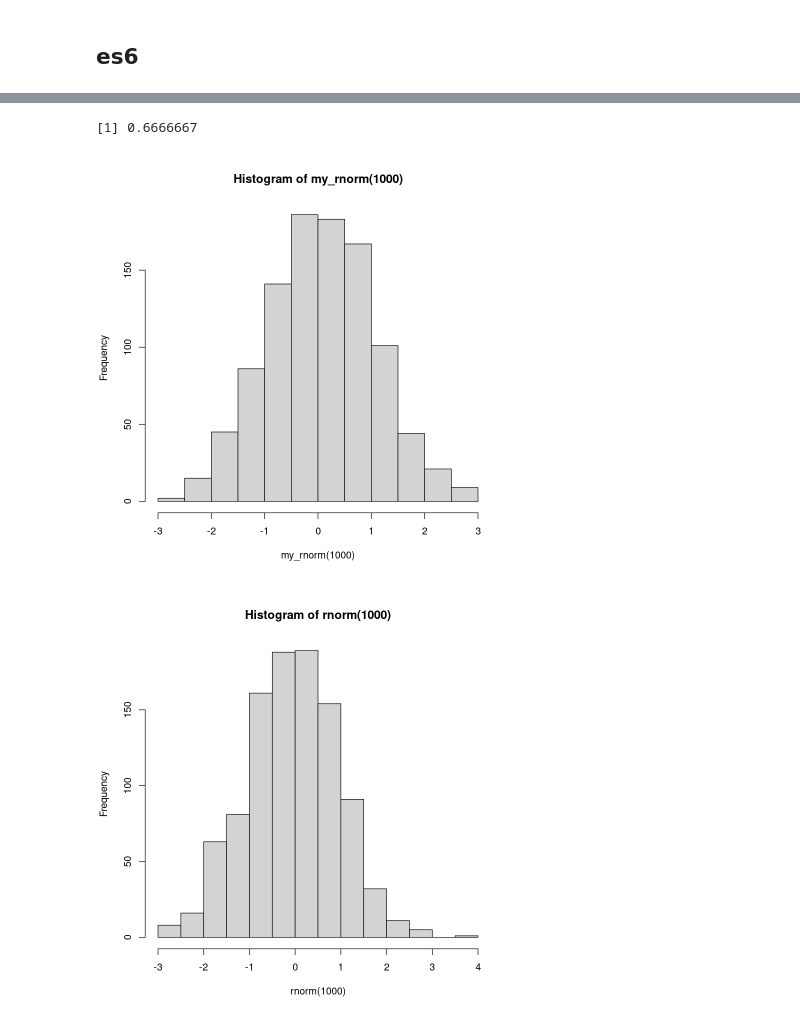
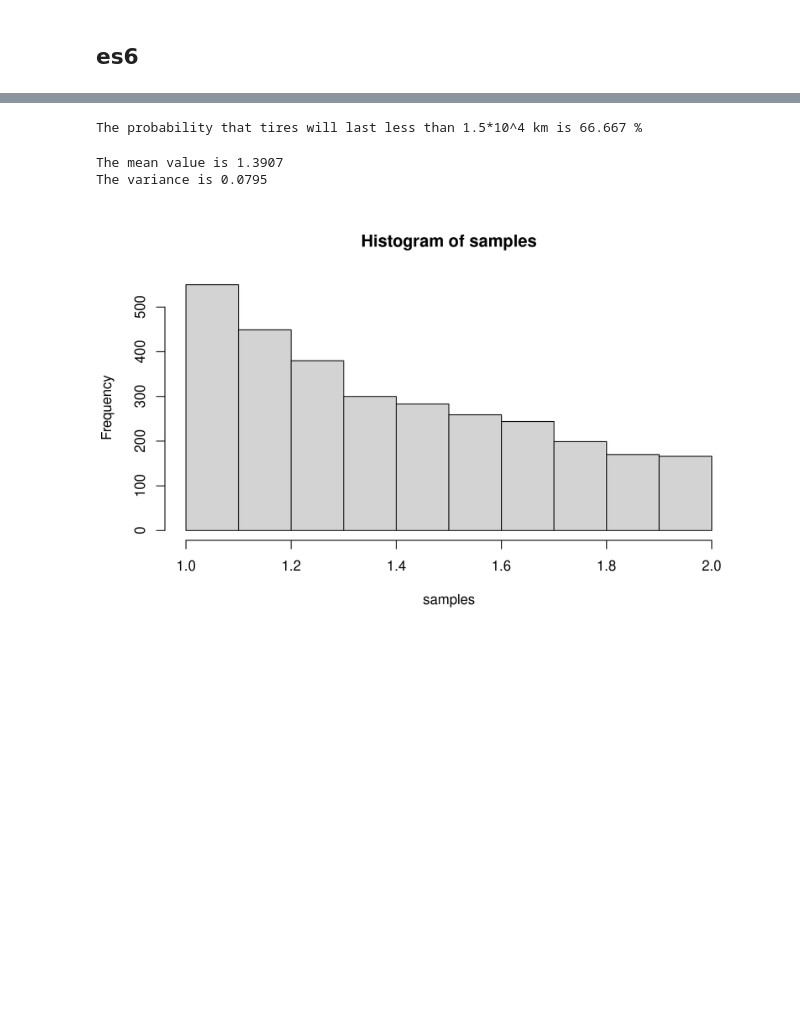
Before and after one commit to PietroCappelli/Advance_stat, a Jupyter notebook: Exercises/exercises02.ipynb, the cells around one changed output, grey strips where cells are left out. Drawn from its saved outputs; the diff is of its cells as text; code cells hidden in the pictures; blank space fills up the shorter version.

```diff
--- a/Exercises/exercises02.ipynb
+++ b/Exercises/exercises02.ipynb
@@ -253,16 +266,22 @@ plot(x,cdf_es6(x))
 # %%
 #probability x less than 1.5 => integrate from 1 to 1.5
 Prob <- integrate(pdf_es6,1, 1.5)$value
-Prob
+cat("The probability that tires will last less than 1.5*10^4 km is", round(Prob*100, 3),"%" )
 # %% [output]
-[1] 0.6666667
+The probability that tires will last less than 1.5*10^4 km is 66.667 %
-# %%
-my_rnorm <- function(n){
-    u <- runif(n)
-    b <- Vectorize(qnorm)(u)
-}
-hist(my_rnorm(1000))
-hist(rnorm(1000))
-# %% [output]
-[figure, removed]
-[figure, removed]
+# %%
+N <- 3000
+samples <- r_func(N)
+mu <- mean(samples)
+E <- sum(samples) / N
+var <- sum(samples^2)/N - E^2
+
+cat("The mean value is",round(E,4),"\n")
+cat("The variance is",round(var,4))
+# %% [output]
+The mean value is 1.3907
+The variance is 0.0795
+# %%
+hist(samples)
+# %% [output]
+[figure, added]
```
Also changed, not shown: parts of 5 cells of this notebook.
